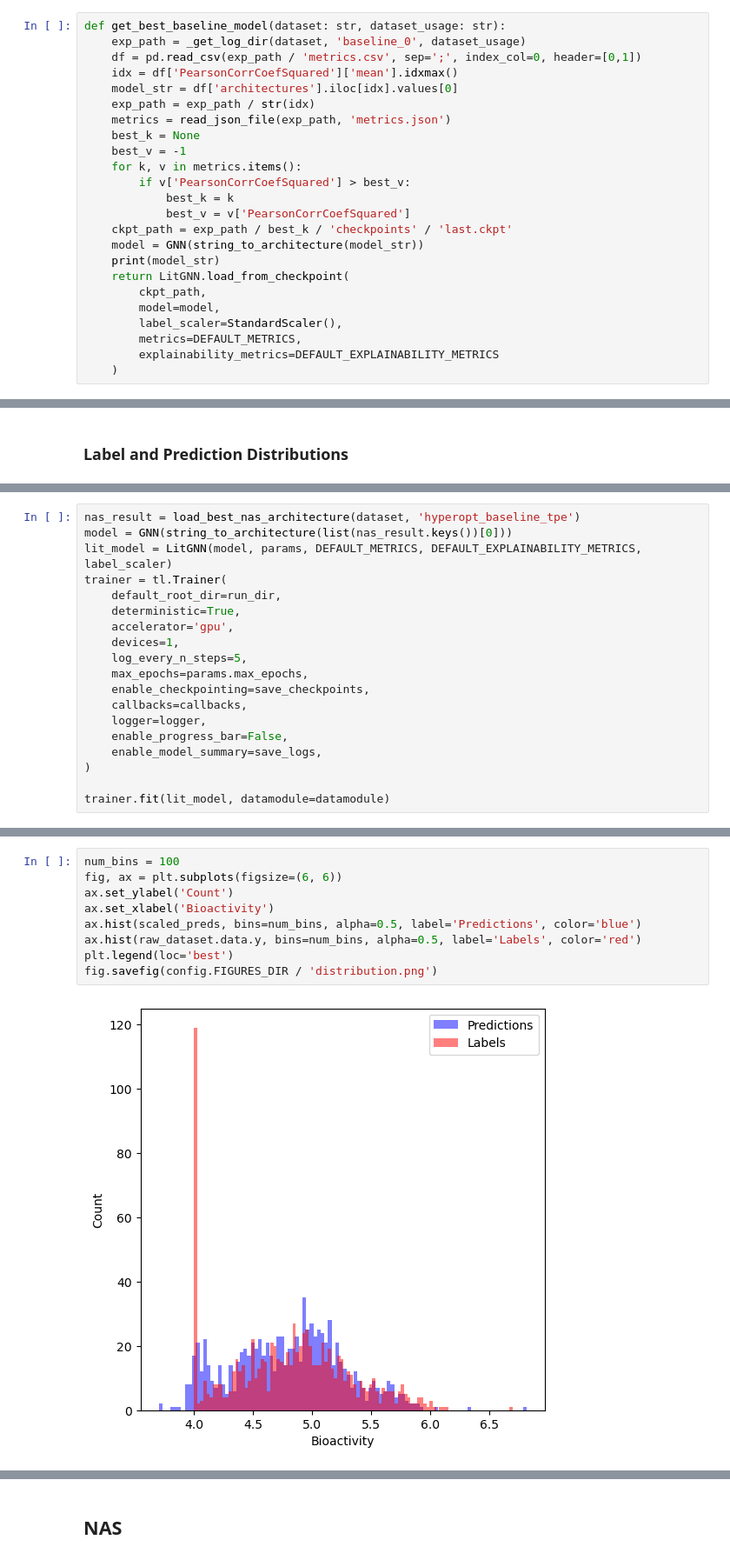
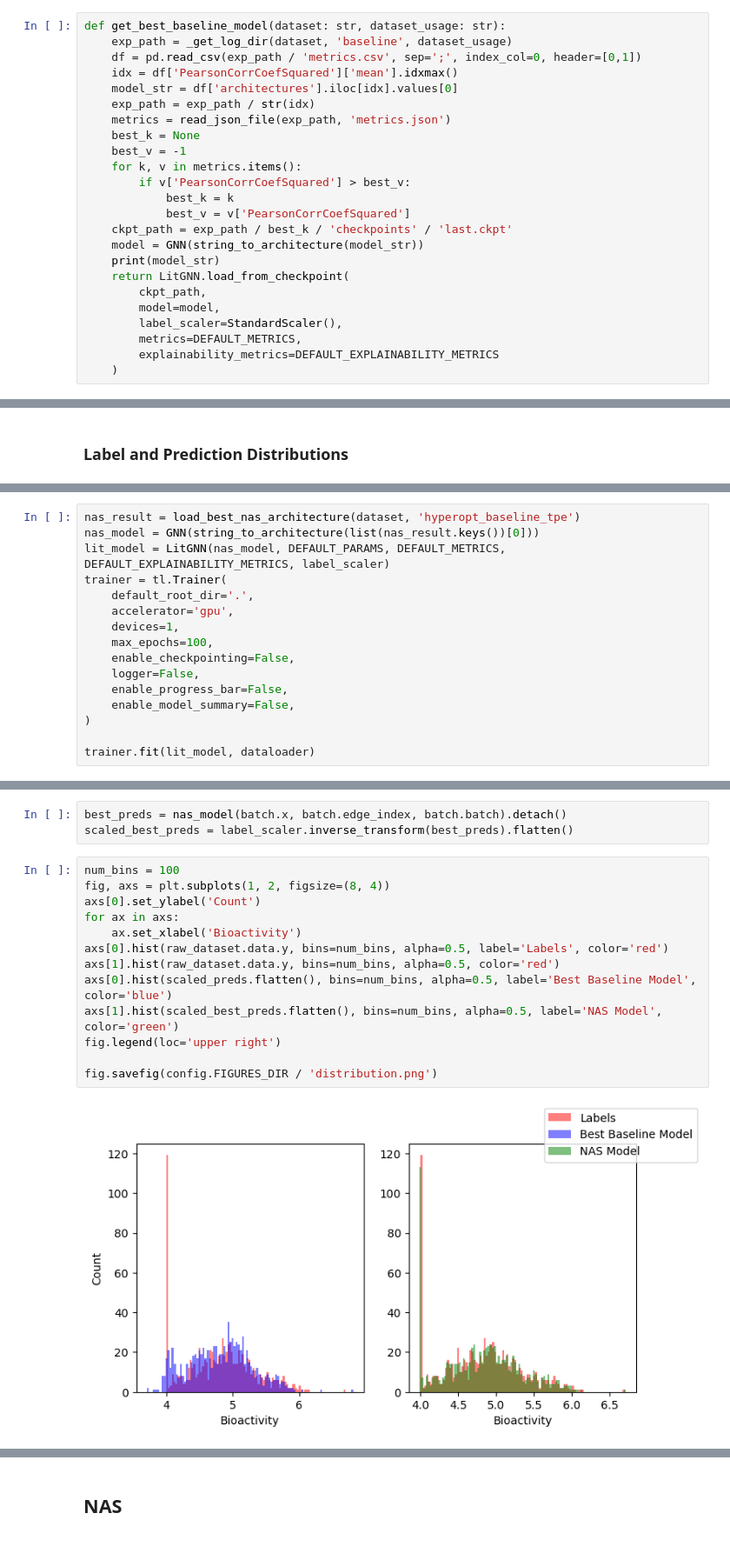
Before and after one commit to harryknighton/drug-discovery-automl, a Jupyter notebook: src/notebooks/evaluation.ipynb, the cells around one changed output, grey strips where cells are left out. Shown: that part at 87% size. Drawn from its saved outputs; the diff is of its cells as text.

Commit message:
Added baseline distribution and relationship figures

```diff
--- a/src/notebooks/evaluation.ipynb
+++ b/src/notebooks/evaluation.ipynb
@@ -91,7 +105,7 @@ def load_best_nas_architecture(dataset: str, experiment: str):
     return read_json_file(path, filename)
 # %%
 def get_best_baseline_model(dataset: str, dataset_usage: str):
-    exp_path = _get_log_dir(dataset, 'baseline_0', dataset_usage)
+    exp_path = _get_log_dir(dataset, 'baseline', dataset_usage)
     df = pd.read_csv(exp_path / 'metrics.csv', sep=';', index_col=0, header=[0,1])
     idx = df['PearsonCorrCoefSquared']['mean'].idxmax()
     model_str = df['architectures'].iloc[idx].values[0]
@@ -159,20 +199,17 @@ scaled_preds = label_scaler.inverse_transform(preds).flatten()
 GNNArchitecture(Layers: [GIN, GIN], Features: [113, 128, 128], Activation Functions: [ReLU, ReLU]Batch Normalise: [True, True], Pool Function: ADD, Regression Layer: RegressionArchitecture(Layers: [Li ...
 # %%
 nas_result = load_best_nas_architecture(dataset, 'hyperopt_baseline_tpe')
-model = GNN(string_to_architecture(list(nas_result.keys())[0]))
-lit_model = LitGNN(model, params, DEFAULT_METRICS, DEFAULT_EXPLAINABILITY_METRICS, label_scaler)
+nas_model = GNN(string_to_architecture(list(nas_result.keys())[0]))
+lit_model = LitGNN(nas_model, DEFAULT_PARAMS, DEFAULT_METRICS, DEFAULT_EXPLAINABILITY_METRICS, label_scaler)
 trainer = tl.Trainer(
-    default_root_dir=run_dir,
-    deterministic=True,
+    default_root_dir='.',
     accelerator='gpu',
     devices=1,
-    log_every_n_steps=5,
-    max_epochs=params.max_epochs,
-    enable_checkpointing=save_checkpoints,
-    callbacks=callbacks,
-    logger=logger,
+    max_epochs=100,
+    enable_checkpointing=False,
+    logger=False,
     enable_progress_bar=False,
-    enable_model_summary=save_logs,
+    enable_model_summary=False,
 )
 
-trainer.fit(lit_model, datamodule=datamodule)
+trainer.fit(lit_model, dataloader)
@@ -179,11 +223,18 @@ trainer.fit(lit_model, datamodule=datamodule)
+# %%
+best_preds = nas_model(batch.x, batch.edge_index, batch.batch).detach()
+scaled_best_preds = label_scaler.inverse_transform(best_preds).flatten()
 # %%
 num_bins = 100
-fig, ax = plt.subplots(figsize=(6, 6))
-ax.set_ylabel('Count')
-ax.set_xlabel('Bioactivity')
-ax.hist(scaled_preds, bins=num_bins, alpha=0.5, label='Predictions', color='blue')
-ax.hist(raw_dataset.data.y, bins=num_bins, alpha=0.5, label='Labels', color='red')
-plt.legend(loc='best')
+fig, axs = plt.subplots(1, 2, figsize=(8, 4))
+axs[0].set_ylabel('Count')
+for ax in axs:
+    ax.set_xlabel('Bioactivity')
+axs[0].hist(raw_dataset.data.y, bins=num_bins, alpha=0.5, label='Labels', color='red')
+axs[1].hist(raw_dataset.data.y, bins=num_bins, alpha=0.5, color='red')
+axs[0].hist(scaled_preds.flatten(), bins=num_bins, alpha=0.5, label='Best Baseline Model', color='blue')
+axs[1].hist(scaled_best_preds.flatten(), bins=num_bins, alpha=0.5, label='NAS Model', color='green')
+fig.legend(loc='upper right')
+
 fig.savefig(config.FIGURES_DIR / 'distribution.png')
 # %% [output]
-[figure, old version]
+[figure, new version]
```
Also changed, not shown: parts of 12 cells of this notebook.
